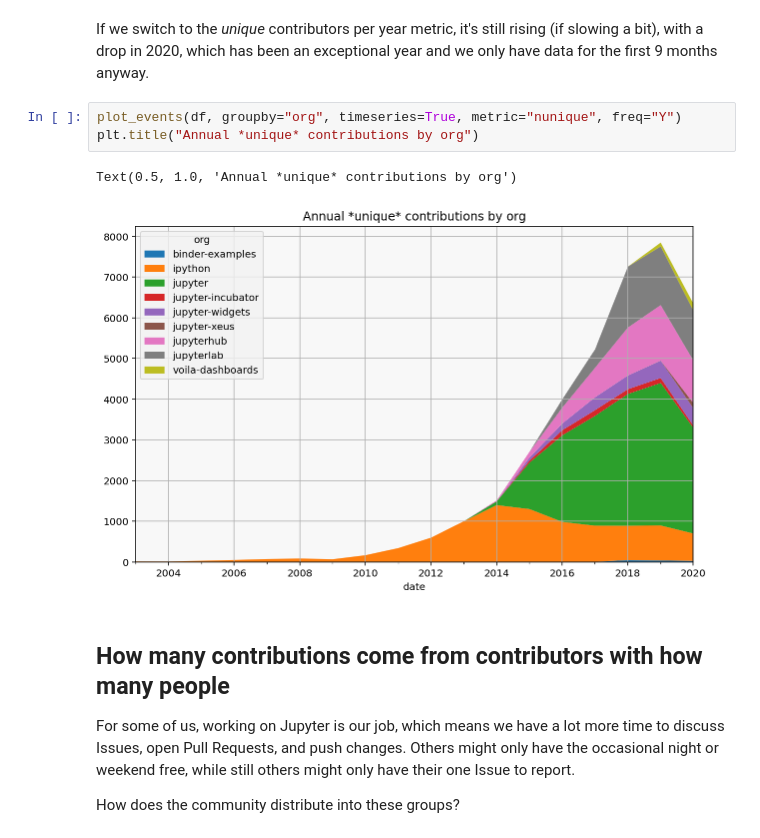
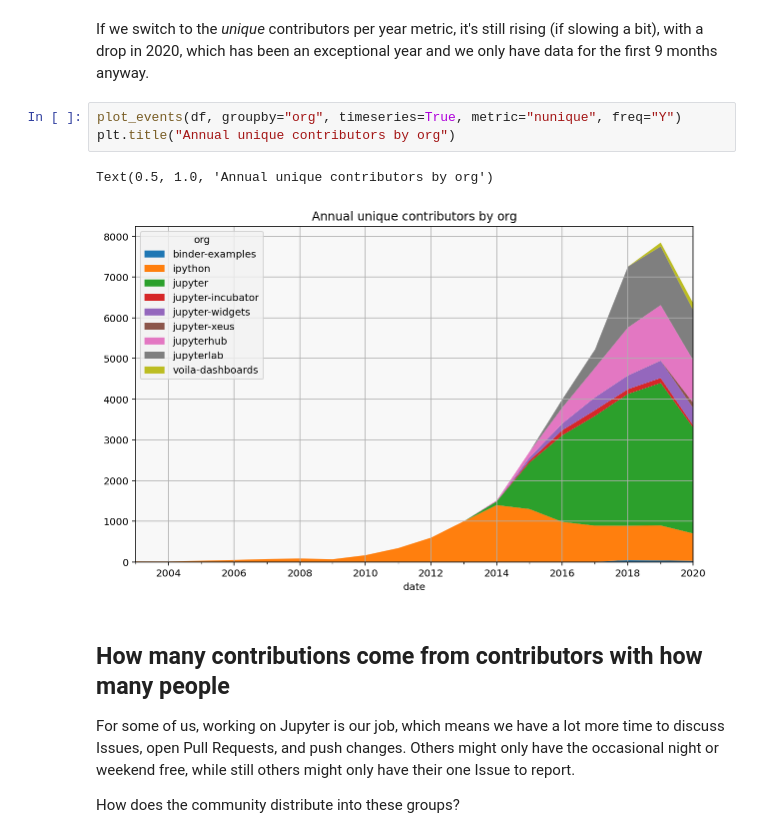
Before and after one commit to minrk/jupyter-activity-data, a Jupyter notebook: plateau.ipynb, the cells around one changed output. Saved outputs shown, nothing was run; the diff lists cells and outputs as text.

Commit message:
fix title

```diff
--- a/plateau.ipynb
+++ b/plateau.ipynb
@@ -38,10 +38,10 @@ If we switch to the *unique* contributors per year metric, it's still rising (if
 with a drop in 2020, which has been an exceptional year and we only have data for the first 9 months anyway.
 # %%
 plot_events(df, groupby="org", timeseries=True, metric="nunique", freq="Y")
-plt.title("Annual *unique* contributions by org")
+plt.title("Annual unique contributors by org")
 # %% [output]
-Text(0.5, 1.0, 'Annual *unique* contributions by org')
+Text(0.5, 1.0, 'Annual unique contributors by org')
-[figure, old version]
+[figure, new version]
 # %% [markdown]
 ## How many contributions come from contributors with how many people
 
```
